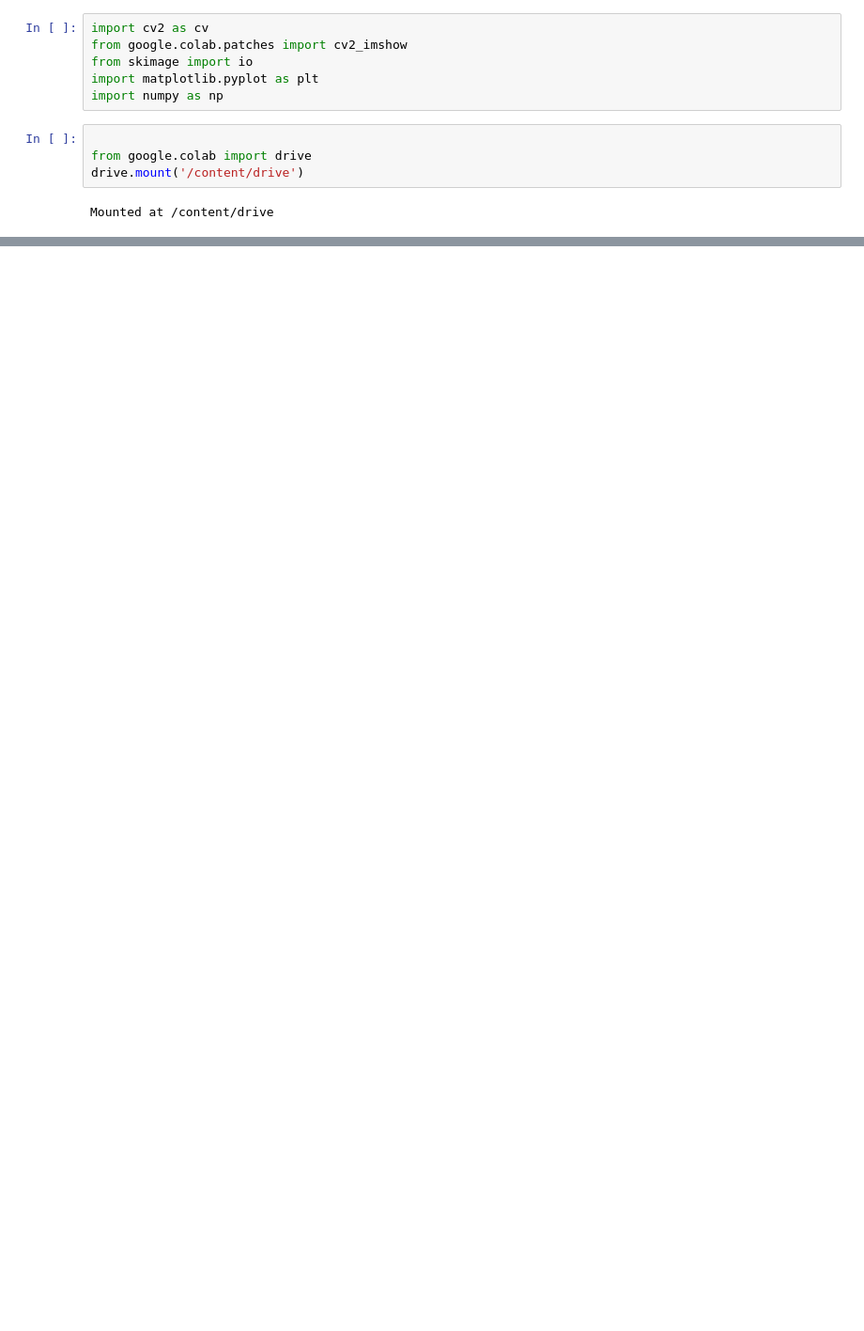
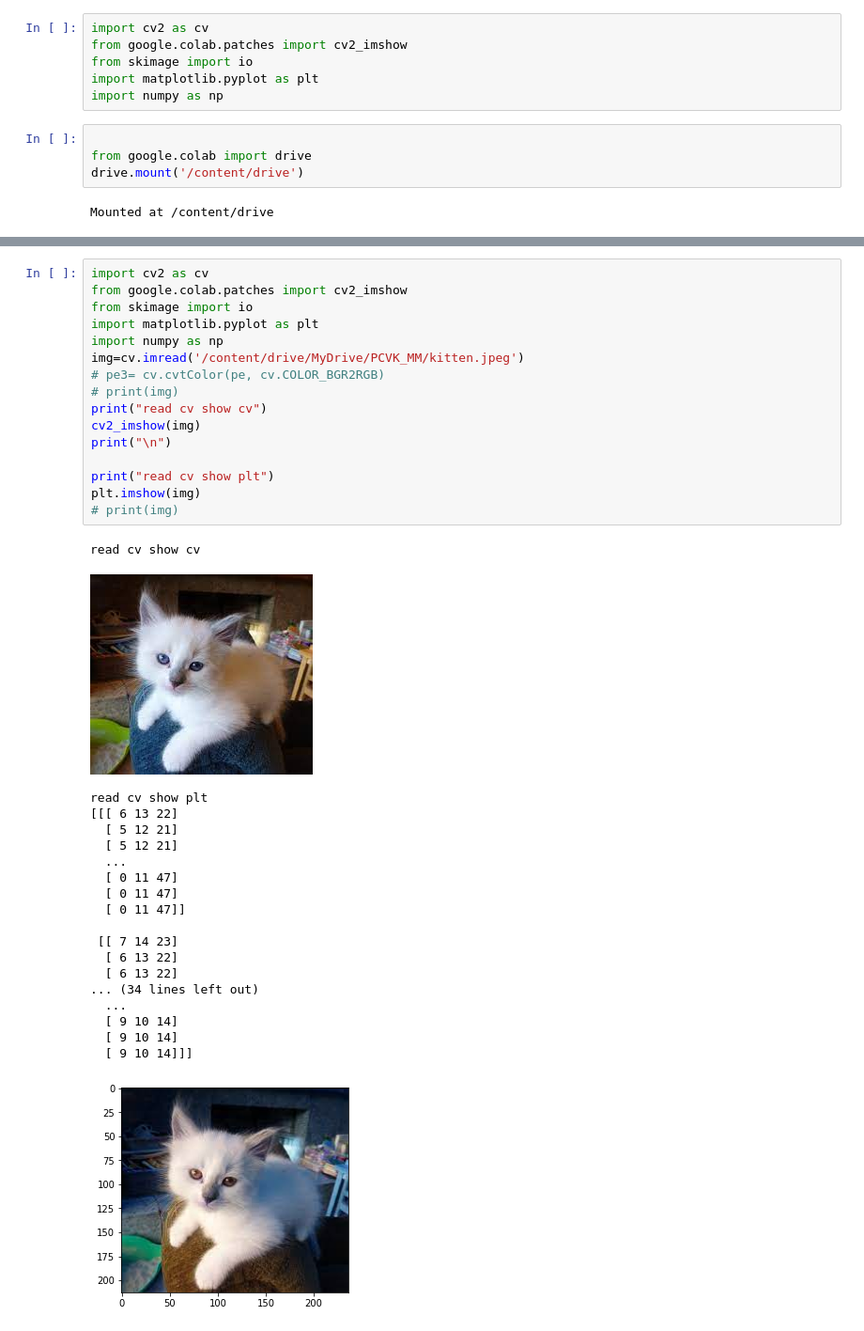
Before and after one commit to mustmentari/PCVK_Genap_2023, a Jupyter notebook: Week2.ipynb, the cells around one changed output, grey strips where cells are left out. Shown: that part at 94% size. Saved outputs shown, nothing was run; the diff lists cells and outputs as text; blank space fills up the shorter version.

```diff
--- a/Week2.ipynb
+++ b/Week2.ipynb
@@ -51,0 +97,37 @@ FileNotFoundError: ignored
+# %%
+import cv2 as cv
+from google.colab.patches import cv2_imshow
+from skimage import io
+import matplotlib.pyplot as plt
+import numpy as np
+img=cv.imread('/content/drive/MyDrive/PCVK_MM/kitten.jpeg')
+# pe3= cv.cvtColor(pe, cv.COLOR_BGR2RGB)
+# print(img)
+print("read cv show cv")
+cv2_imshow(img)
+print("\n")
+
+print("read cv show plt")
+plt.imshow(img)
+# print(img)
+# %% [output]
+read cv show cv
+[figure, added]
+read cv show plt
+[[[ 6 13 22]
+  [ 5 12 21]
+  [ 5 12 21]
+  ...
+  [ 0 11 47]
+  [ 0 11 47]
+  [ 0 11 47]]
+
+ [[ 7 14 23]
+  [ 6 13 22]
+  [ 6 13 22]
+... (34 lines left out)
+  ...
+  [ 9 10 14]
+  [ 9 10 14]
+  [ 9 10 14]]]
+[figure, added]
```
Also changed, not shown: parts of 7 cells of this notebook.
